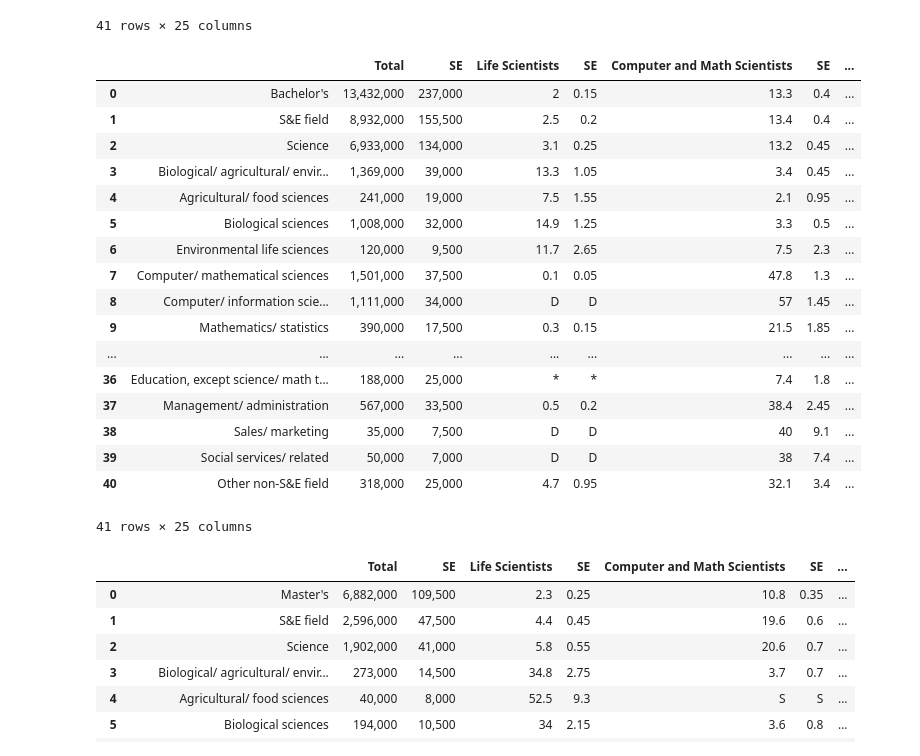
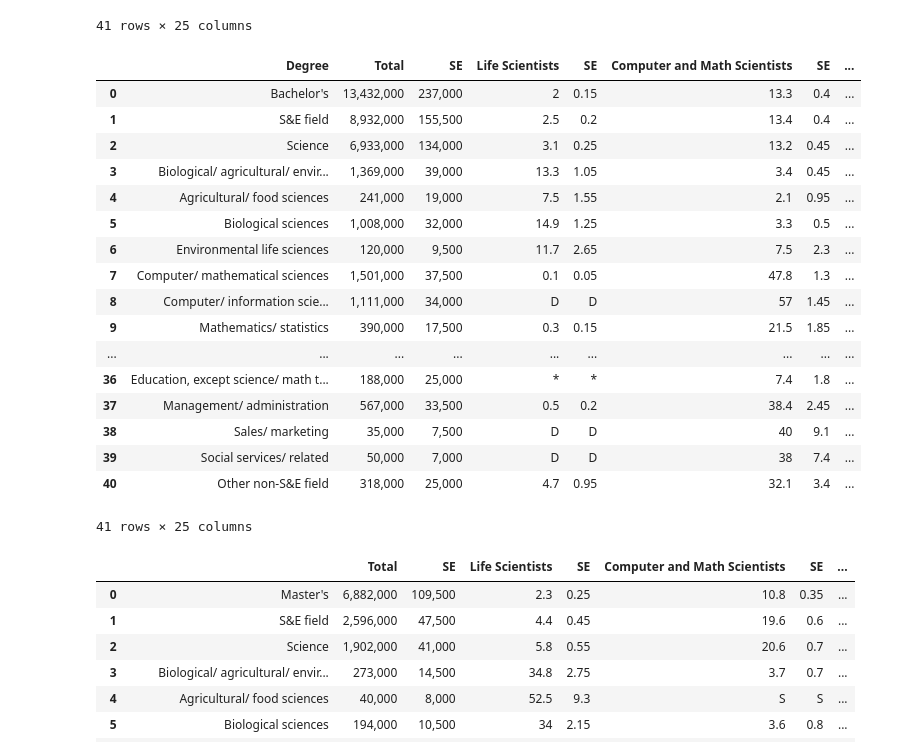
Before and after one commit to SpeedyCannon/ResearchDataScience, a Jupyter notebook: Python Testing.ipynb, the cells around one changed output. Saved outputs shown, nothing was run; the diff lists cells and outputs as text; code cells hidden in the pictures.

```diff
--- a/Python Testing.ipynb
+++ b/Python Testing.ipynb
@@ -273,10 +301,10 @@ degree_occupation
 41 rows × 25 columns
 # %%
 #bachelors highest degree
-bachelor_occupation=pd.read_csv('Data/SES201303_2.csv').drop(columns=["Unnamed: 3"]).rename(columns={"Table 3-2. Broad occupation category of employed U.S. scientists and engineers with a bachelor's as the highest degree, by field of highest degree: 2013":"","Unnamed: 1":"Total","Unnamed: 2":"SE","Unnamed: 4":"Life Scientists","Unnamed: 5":"SE","Unnamed: 6":"Computer and Math Scientists","Unnamed: 7":"SE","Unnamed: 8":"Physical Scientists","Unnamed: 9":"SE","Unnamed: 10":"Social Scientists","Unnamed: 11":"SE","Unnamed: 12":"Engineering","Unnamed: 13":"SE","Unnamed: 14":"Health Occupations","Unnamed: 15":"SE","Unnamed: 16":"S&E Managers","Unnamed: 17":"SE","Unnamed: 18":"S&E Pre-college Teachers","Unnamed: 19":"SE","Unnamed: 20":"S&E technicians and technologists","Unnamed: 21":"SE","Unnamed: 22":"Other S&E-related Occupations","Unnamed: 23":"SE","Unnamed: 24":"Non-S&E Occupations","Unnamed: 25":"SE"}).dropna().reset_index(drop=True)
+bachelor_occupation=pd.read_csv('Data/SES201303_2.csv').drop(columns=["Unnamed: 3"]).rename(columns={"Table 3-2. Broad occupation category of employed U.S. scientists and engineers with a bachelor's as the highest degree, by field of highest degree: 2013":"Degree","Unnamed: 1":"Total","Unnamed: 2":"SE","Unnamed: 4":"Life Scientists","Unnamed: 5":"SE","Unnamed: 6":"Computer and Math Scientists","Unnamed: 7":"SE","Unnamed: 8":"Physical Scientists","Unnamed: 9":"SE","Unnamed: 10":"Social Scientists","Unnamed: 11":"SE","Unnamed: 12":"Engineering","Unnamed: 13":"SE","Unnamed: 14":"Health Occupations","Unnamed: 15":"SE","Unnamed: 16":"S&E Managers","Unnamed: 17":"SE","Unnamed: 18":"S&E Pre-college Teachers","Unnamed: 19":"SE","Unnamed: 20":"S&E technicians and technologists","Unnamed: 21":"SE","Unnamed: 22":"Other S&E-related Occupations","Unnamed: 23":"SE","Unnamed: 24":"Non-S&E Occupations","Unnamed: 25":"SE"}).dropna().reset_index(drop=True)
 bachelor_occupation
 # %% [output]
-|  |  | Total | SE | Life Scientists | SE | Computer and Math Scientists | SE | ... |
+|  | Degree | Total | SE | Life Scientists | SE | Computer and Math Scientists | SE | ... |
 | 0 | Bachelor's | 13,432,000 | 237,000 | 2 | 0.15 | 13.3 | 0.4 | ... |
 | 1 | S&E field | 8,932,000 | 155,500 | 2.5 | 0.2 | 13.4 | 0.4 | ... |
 | 2 | Science | 6,933,000 | 134,000 | 3.1 | 0.25 | 13.2 | 0.45 | ... |
```
Also changed, not shown: parts of 8 cells of this notebook.
